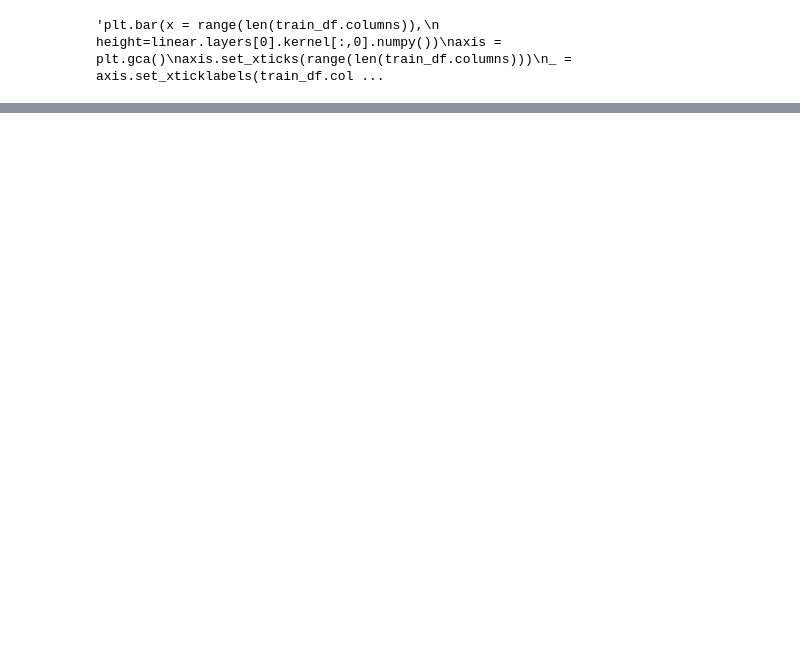
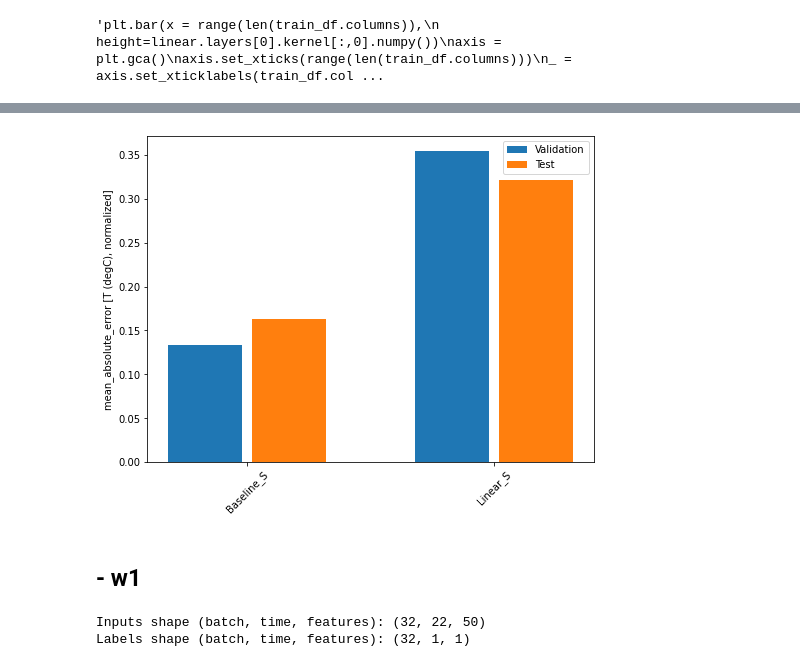
Before and after one commit to valentina-bec/tokyo-stock-exchange, a Jupyter notebook: notebooks/model_tf_adapted.ipynb, the cells around one changed output, grey strips where cells are left out. Cells and saved outputs as stored; diff of their text form; code cells hidden in the pictures; blank space fills up the shorter version.

```diff
--- a/notebooks/model_tf_adapted.ipynb
+++ b/notebooks/model_tf_adapted.ipynb
@@ -522,0 +587,2 @@ _ = axis.set_xticklabels(train_df.columns, rotation=90)"""
+# %%
+train_performance['Linear_S'] = linear.evaluate(single_step_window.train)
@@ -522,0 +591,2 @@ _ = axis.set_xticklabels(train_df.columns, rotation=90)"""
+# %%
+val_performance['Linear_S'] = linear.evaluate(single_step_window.val)
@@ -523,6 +595,7 @@ _ = axis.set_xticklabels(train_df.columns, rotation=90)"""
+# %%
+performance['Linear_S'] = linear.evaluate(single_step_window.test, verbose=0)
 # %%
-
-#val_performance['Linear'] = linear.evaluate(wide_window.val)
-val_performance['Linear'] = linear.evaluate(single_step_window.val)
-performance['Linear'] = linear.evaluate(single_step_window.test, verbose=0)
+train_performance['Linear_S'] = linear.evaluate(single_step_window.train)
+val_performance['Linear_S'] = linear.evaluate(single_step_window.val)
+performance['Linear_S'] = linear.evaluate(single_step_window.test, verbose=0)
 # %% [output]
@@ -534,0 +609,19 @@ performance
+# %%
+x = np.arange(len(performance))
+width = 0.3
+metric_name = 'mean_absolute_error'
+metric_index = linear.metrics_names.index('mean_absolute_error')
+val_mae = [v[metric_index] for v in val_performance.values()]
+test_mae = [v[metric_index] for v in performance.values()]
+train_mae = [v[metric_index] for v in train_performance.values()]
+
+plt.ylabel('mean_absolute_error [T (degC), normalized]')
+plt.bar(x - 0.17, val_mae, width, label='Validation')
+plt.bar(x + 0.17, test_mae, width, label='Test')
+plt.xticks(ticks=x, labels=performance.keys(),
+           rotation=45)
+_ = plt.legend()
+# %% [output]
+[figure, added]
+# %% [markdown]
+## - w1
@@ -534,0 +636,7 @@ performance
+# %%
+for example_inputs, example_labels in w1.train.take(1):
+  print(f'Inputs shape (batch, time, features): {example_inputs.shape}')
+  print(f'Labels shape (batch, time, features): {example_labels.shape}')
+# %% [output]
+Inputs shape (batch, time, features): (32, 22, 50)
+Labels shape (batch, time, features): (32, 1, 1)
```
Also changed, not shown: parts of 65 cells of this notebook.
